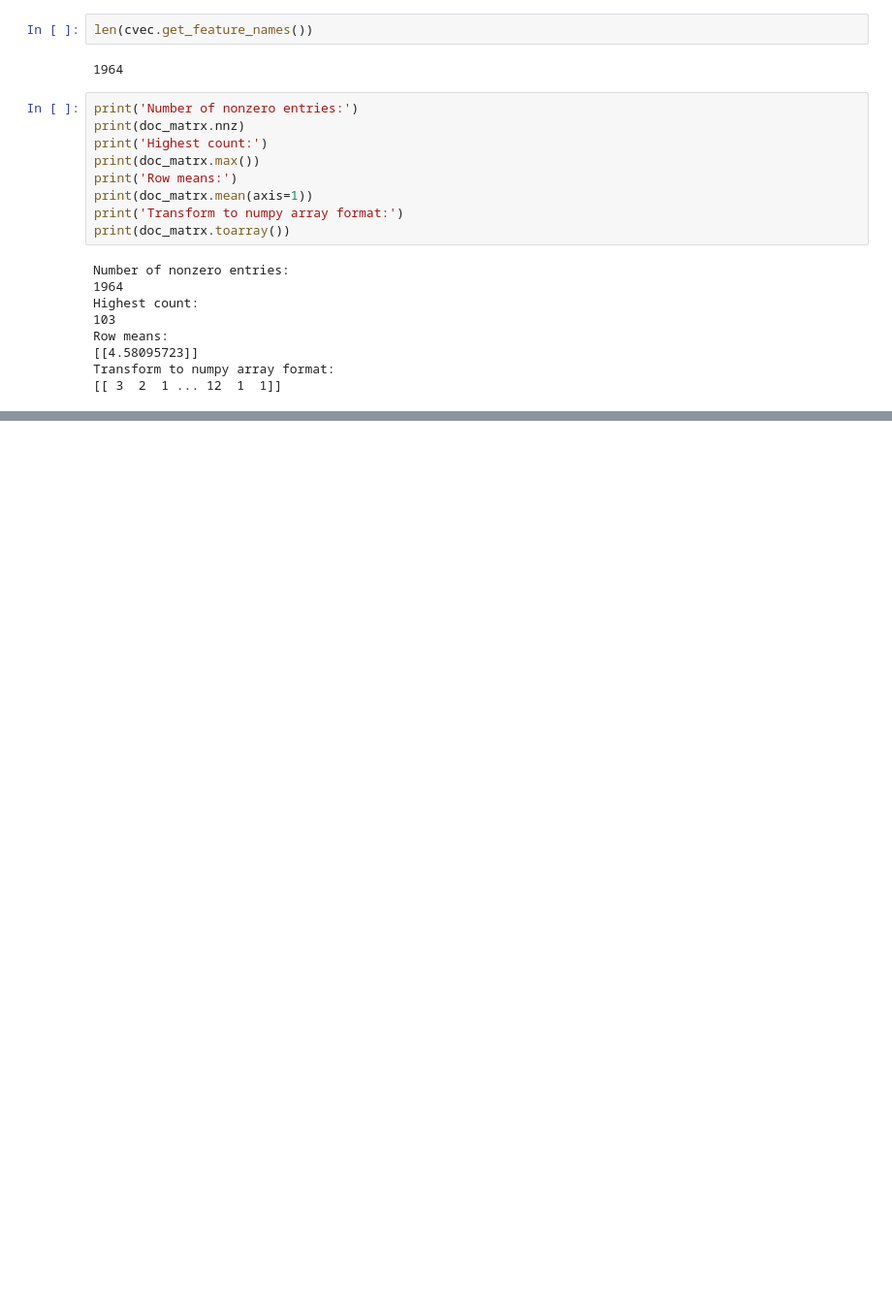
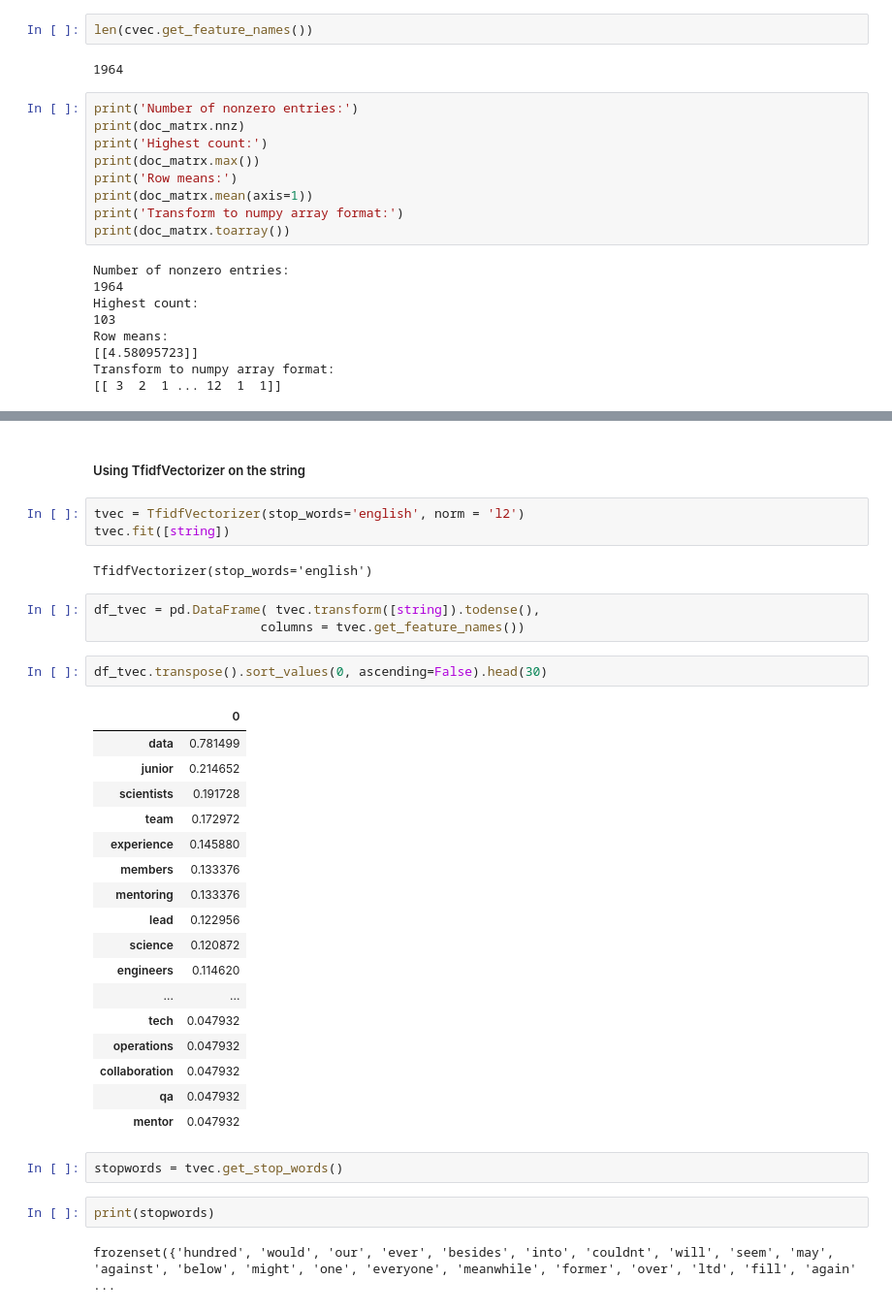
Before and after one commit to paxton615/Indeed_Job_Search, a Jupyter notebook: NPL_on_Job_Descriptions.ipynb, the cells around one changed output, grey strips where cells are left out. Shown at 97% size. Saved outputs shown, nothing was run; the diff lists cells and outputs as text; blank space fills up the shorter version.

```diff
--- a/NPL_on_Job_Descriptions.ipynb
+++ b/NPL_on_Job_Descriptions.ipynb
@@ -110,5 +110,39 @@ df_rank.transpose().sort_values(0,ascending=False).transpose()
 |  | junior | scientists | team | other | will | experience | mentoring | members | lead | science | ... |
 | 0 | 103 | 92 | 83 | 79 | 76 | 70 | 64 | 64 | 59 | 58 | ... |
 1 rows × 1964 columns
-# %% [markdown]
-#####
+# %% [markdown]
+##### Using TfidfVectorizer on the string
+# %%
+tvec = TfidfVectorizer(stop_words='english', norm = 'l2')
+tvec.fit([string])
+# %% [output]
+TfidfVectorizer(stop_words='english')
+# %%
+df_tvec = pd.DataFrame( tvec.transform([string]).todense(),
+                      columns = tvec.get_feature_names())
+# %%
+df_tvec.transpose().sort_values(0, ascending=False).head(30)
+# %% [output]
+|  | 0 |
+| data | 0.781499 |
+| junior | 0.214652 |
+| scientists | 0.191728 |
+| team | 0.172972 |
+| experience | 0.145880 |
+| members | 0.133376 |
+| mentoring | 0.133376 |
+| lead | 0.122956 |
+| science | 0.120872 |
+| engineers | 0.114620 |
+| ... | ... |
+| tech | 0.047932 |
+| operations | 0.047932 |
+| collaboration | 0.047932 |
+| qa | 0.047932 |
+| mentor | 0.047932 |
+# %%
+stopwords = tvec.get_stop_words()
+# %%
+print(stopwords)
+# %% [output]
+frozenset({'hundred', 'would', 'our', 'ever', 'besides', 'into', 'couldnt', 'will', 'seem', 'may', 'against', 'below', 'might', 'one', 'everyone', 'meanwhile', 'former', 'over', 'ltd', 'fill', 'again' ...
```
Also changed, not shown: parts of 4 cells of this notebook.
